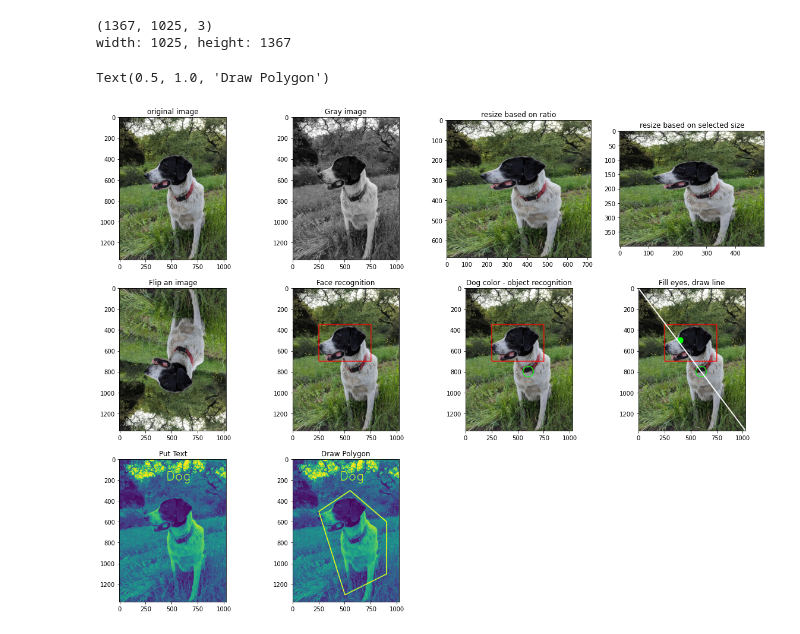
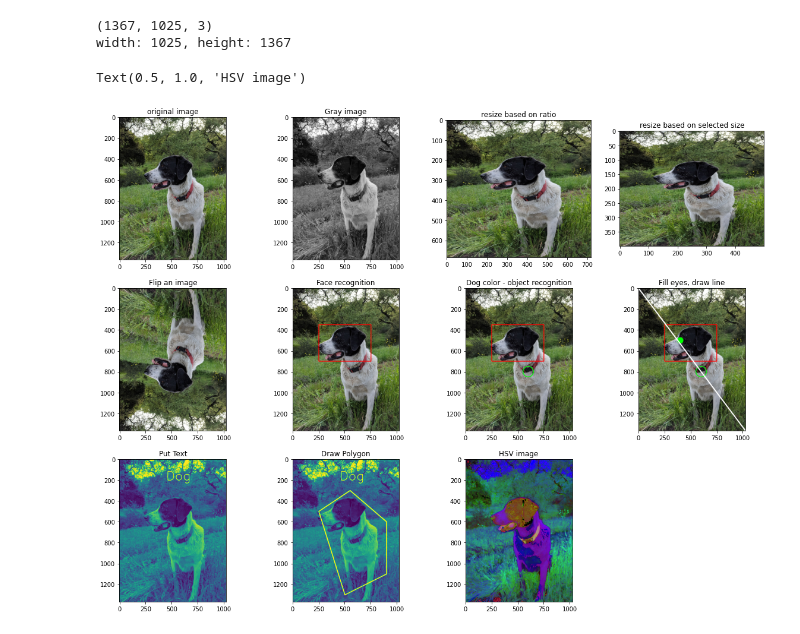
Before and after one commit to faranak5171/Computer-Vision-Projects, a Jupyter notebook: opencv_image.ipynb, the cells around one changed output. Drawn from its saved outputs; the diff is of its cells as text; code cells hidden in the pictures.

```diff
--- a/opencv_image.ipynb
+++ b/opencv_image.ipynb
@@ -54,32 +54,39 @@ ax.set_title('Face recognition')
 
 # Draw a circle on image
 cv2.circle(img=fix_pic, center=(600,800), radius=50, color=(0,255,0), thickness=5)
 ax = fig.add_subplot(rows,cols, 7)
 ax.imshow(fix_pic)
 ax.set_title('Dog color - object recognition')
 
 # Draw a circle, fill it and draw a line
 cv2.circle(img=fix_pic, center=(400,500), radius=30, color=(0,255,0), thickness=-1)
 cv2.line(fix_pic, pt1=(0,0), pt2=(1025,1367), color=(255,255,255), thickness=10)
 ax = fig.add_subplot(rows,cols, 8)
 ax.imshow(fix_pic)
 ax.set_title('Fill eyes, draw line')
 
 # put text on image
 font = cv2.FONT_HERSHEY_SIMPLEX
 cv2.putText(gray_pic, text='Dog', org=(450,200), fontFace=font, fontScale=4, color=(255,0,0), thickness=5, lineType=cv2.LINE_AA)
 ax = fig.add_subplot(rows,cols,9)
 ax.imshow(gray_pic)
 ax.set_title('Put Text')
 
 # Draw custom polygon
 vertices = np.array([ [500,1300], [250,500], [550,300], [900,600], [900,1100]], dtype=np.int32).reshape(-1,1,2)
 cv2.polylines(gray_pic, [vertices], isClosed=True, color=(255,0,0), thickness=10)
 ax = fig.add_subplot(rows,cols,10)
 ax.imshow(gray_pic)
 ax.set_title('Draw Polygon')
+
+
+# HSV image
+pic2 = cv2.cvtColor(pic, cv2.COLOR_BGR2HSV)
+ax = fig.add_subplot(rows,cols,11)
+ax.imshow(pic2)
+ax.set_title('HSV image')
 # %% [output]
 (1367, 1025, 3)
 width: 1025, height: 1367
-Text(0.5, 1.0, 'Draw Polygon')
+Text(0.5, 1.0, 'HSV image')
-[figure, old version]
+[figure, new version]
```
Also changed, not shown: parts of 10 cells of this notebook.
